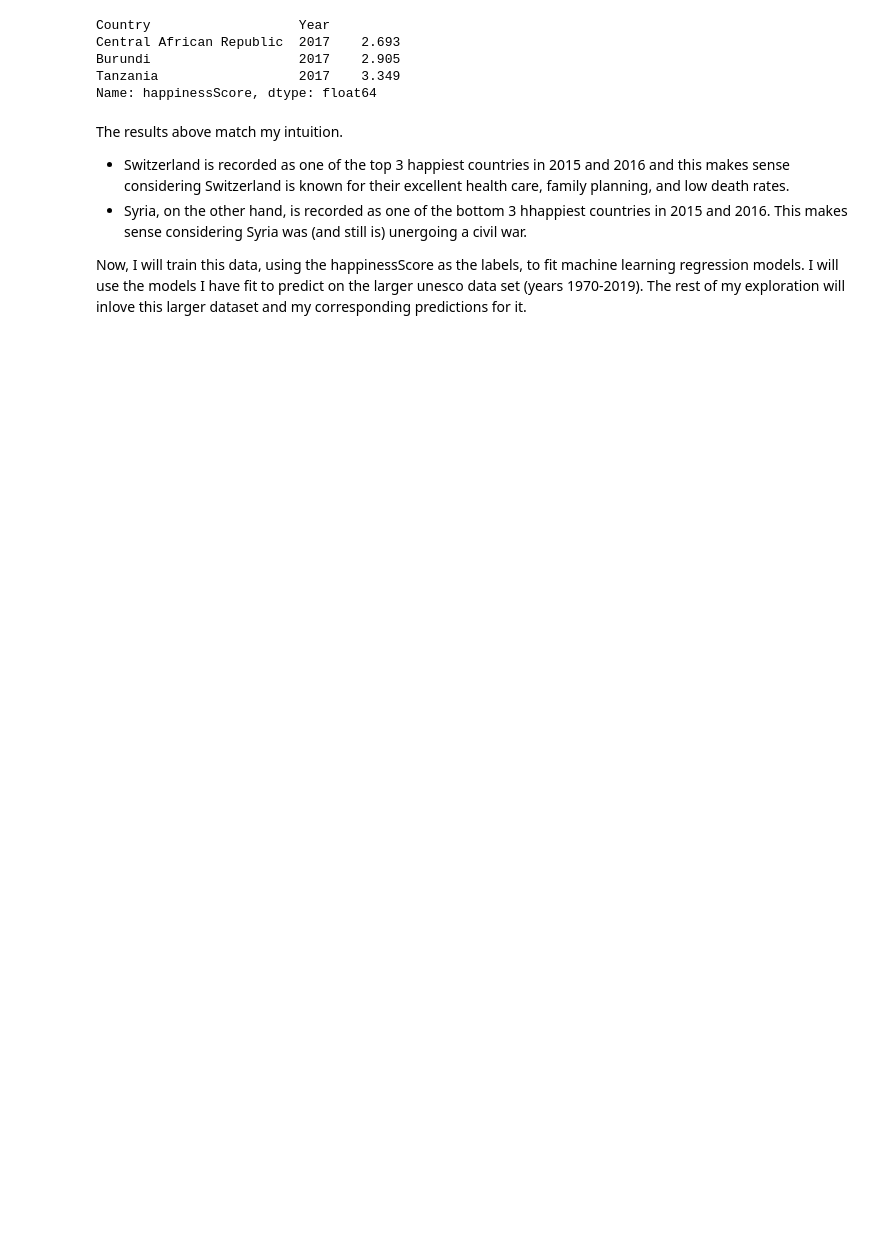
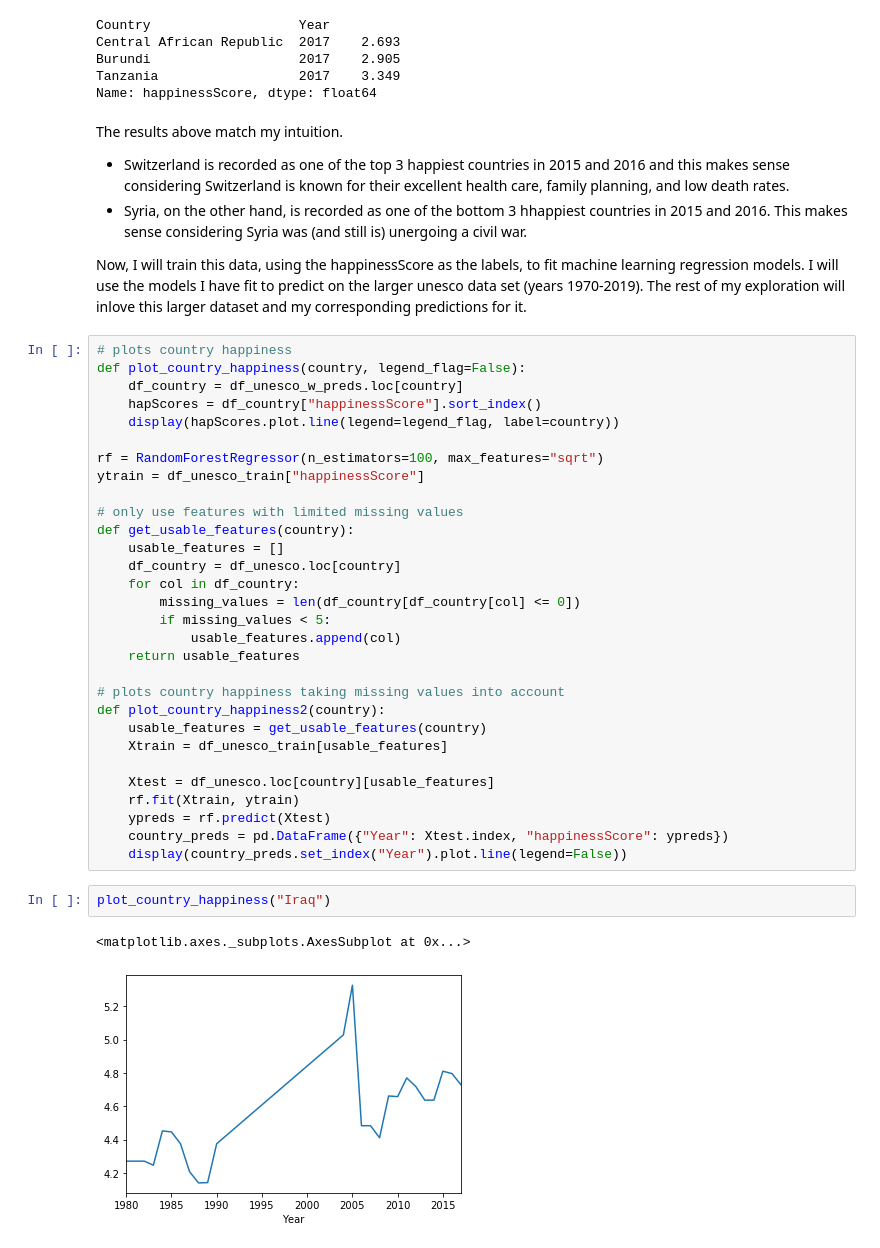
Before and after one commit to juliandavis7/301_proj, a Jupyter notebook: part2.ipynb, the cells around one changed output. Cells and saved outputs as stored; diff of their text form; blank space fills up the shorter version.

```diff
--- a/part2.ipynb
+++ b/part2.ipynb
@@ -71,3 +80,38 @@ The results above match my intuition.
 - Syria, on the other hand, is recorded as one of the bottom 3 hhappiest countries in 2015 and 2016.  This makes sense considering Syria was (and still is) unergoing a civil war.
 
 Now, I will train this data, using the happinessScore as the labels, to fit machine learning regression models.  I will use the models I have fit to predict on the larger unesco data set (years 1970-2019).  The rest of my exploration will inlove this larger dataset and my corresponding predictions for it.
+# %%
+# plots country happiness
+def plot_country_happiness(country, legend_flag=False):
+    df_country = df_unesco_w_preds.loc[country]
+    hapScores = df_country["happinessScore"].sort_index()
+    display(hapScores.plot.line(legend=legend_flag, label=country))
+
+rf = RandomForestRegressor(n_estimators=100, max_features="sqrt")
+ytrain = df_unesco_train["happinessScore"]
+
+# only use features with limited missing values
+def get_usable_features(country):
+    usable_features = []
+    df_country = df_unesco.loc[country]
+    for col in df_country:
+        missing_values = len(df_country[df_country[col] <= 0])
+        if missing_values < 5:
+            usable_features.append(col)
+    return usable_features
+
+# plots country happiness taking missing values into account
+def plot_country_happiness2(country):
+    usable_features = get_usable_features(country)
+    Xtrain = df_unesco_train[usable_features]
+
+    Xtest = df_unesco.loc[country][usable_features]
+    rf.fit(Xtrain, ytrain)
+    ypreds = rf.predict(Xtest)
+    country_preds = pd.DataFrame({"Year": Xtest.index, "happinessScore": ypreds})
+    display(country_preds.set_index("Year").plot.line(legend=False))
+# %%
+plot_country_happiness("Iraq")
+# %% [output]
+<matplotlib.axes._subplots.AxesSubplot at 0x...>
+[figure, added]
```
Also changed, not shown: parts of 16 cells of this notebook, 1 other file.
